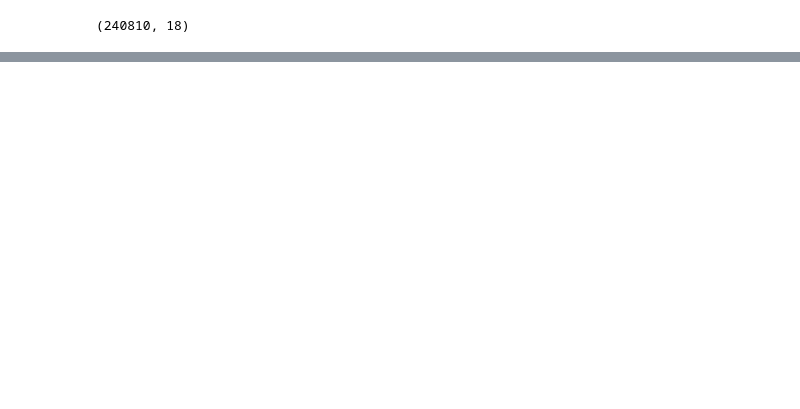
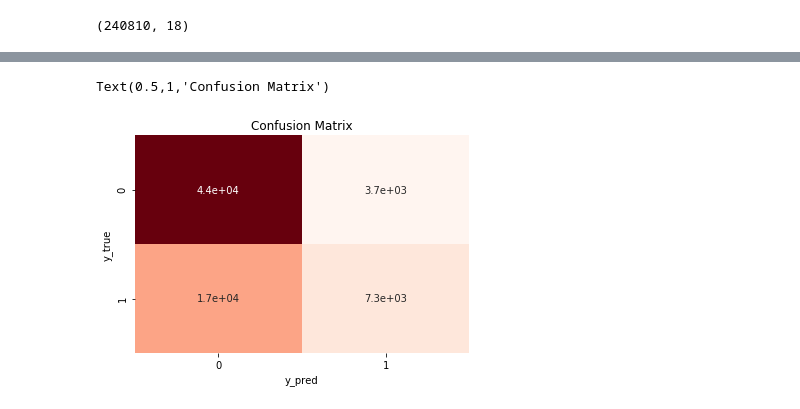
Before and after one commit to kavishashroff/Springboard, a Jupyter notebook: Capstone_2 - Quora Insincere Question Classification/Machine Learning.ipynb, the cells around one changed output, grey strips where cells are left out. Saved outputs shown, nothing was run; the diff lists cells and outputs as text; code cells hidden in the pictures; blank space fills up the shorter version.

```diff
--- a/Capstone_2 - Quora Insincere Question Classification/Machine Learning.ipynb
+++ b/Capstone_2 - Quora Insincere Question Classification/Machine Learning.ipynb
@@ -268,0 +323,14 @@ word2vec.wv.most_similar('toxic')
+# %%
+ngram = CountVectorizer(ngram_range=(3,3), max_df=0.50, min_df= 20)
+ngram_matrix = ngram.fit_transform(subset.processed_text)
+
+ngram_matrix = ngram_matrix.toarray()
+vocab = ngram.get_feature_names()
+ngram_df = pd.DataFrame(ngram_matrix, columns=vocab)
+# %%
+ngram_df=ngram_df.reset_index()
+subset_dropcols =subset_dropcols.reset_index()
+subset_ngram = pd.concat([subset_dropcols, ngram_df], 1)
+# %%
+subset_ngram = subset_ngram.drop(['index'],1)
+subset_ngram.head()
@@ -268,0 +345,20 @@ word2vec.wv.most_similar('toxic')
+# %%
+X = subset_ngram
+y = subset.target
+
+X_train, X_test, y_train, y_test = train_test_split(X, y, test_size=0.3, random_state=6)
+# %%
+lr = LogisticRegression()
+lr.fit(X_train, y_train)
+y_pred = lr.predict(X_test)
+
+cm = confusion_matrix(y_test, y_pred)
+
+ax = plt.gca()
+sns.heatmap(cm, cmap='Reds', cbar=False, annot=True, xticklabels=y_test.unique(), yticklabels=y_test.unique(), ax=ax)
+ax.set_xlabel('y_pred')
+ax.set_ylabel('y_true')
+ax.set_title('Confusion Matrix')
+# %% [output]
+Text(0.5,1,'Confusion Matrix')
+[figure, added]
```
Also changed, not shown: parts of 59 cells of this notebook.
